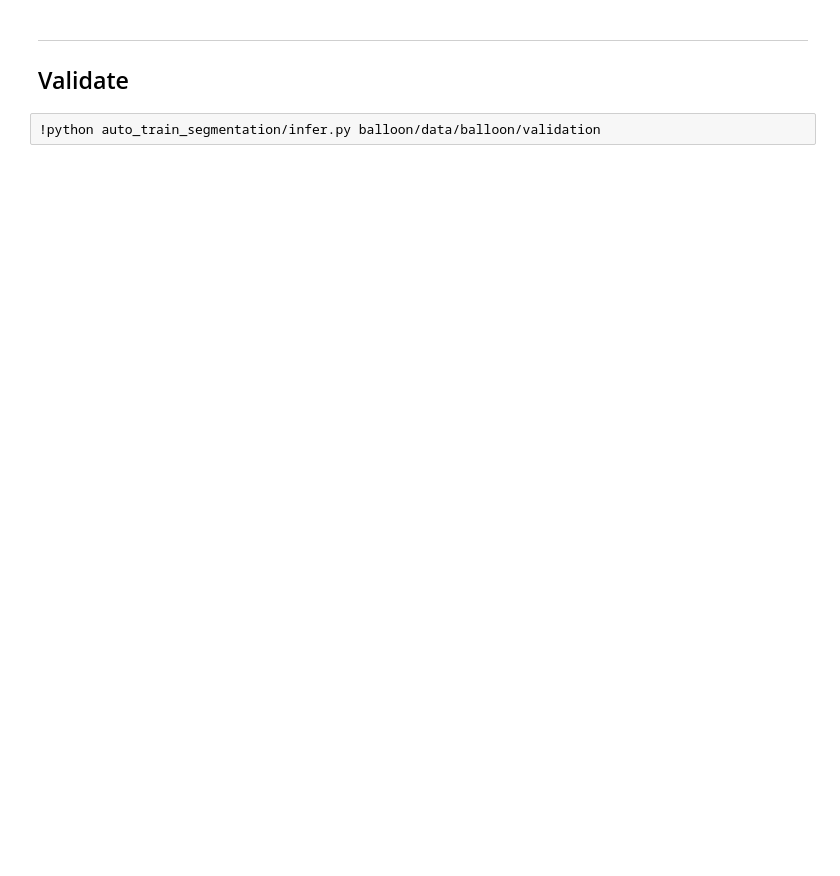
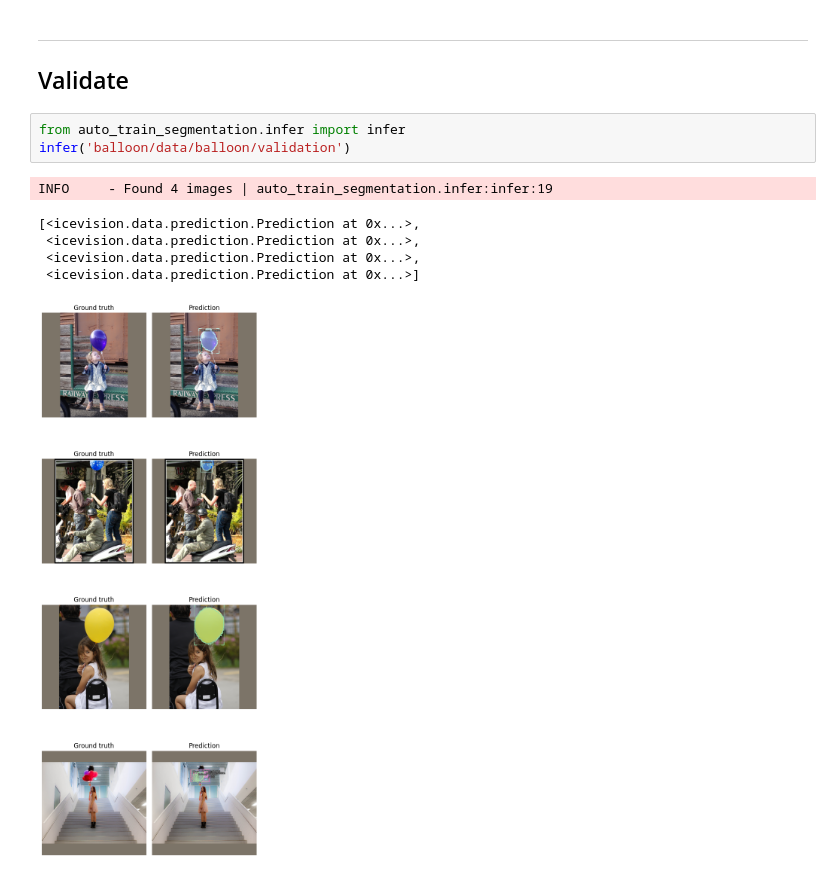
Before and after one commit to sizhky/AutoTrain, a Jupyter notebook: nbs/segmentation.ipynb, the cells around one changed output. Saved outputs shown, nothing was run; the diff lists cells and outputs as text; blank space fills up the shorter version.

```diff
--- a/nbs/segmentation.ipynb
+++ b/nbs/segmentation.ipynb
@@ -94,4 +103,12 @@ INFO     - Saved weights of size ~156 MB to baloons/models/model.pt | __main__:t
 ---
 ## Validate
 # %%
-!python auto_train_segmentation/infer.py balloon/data/balloon/validation
+from auto_train_segmentation.infer import infer
+infer('balloon/data/balloon/validation')
+# %% [output]
+INFO     - Found 4 images | auto_train_segmentation.infer:infer:19
+[<icevision.data.prediction.Prediction at 0x...>,
+ <icevision.data.prediction.Prediction at 0x...>,
+ <icevision.data.prediction.Prediction at 0x...>,
+ <icevision.data.prediction.Prediction at 0x...>]
+[figure, added]
```
Also changed, not shown: parts of 3 cells of this notebook.
